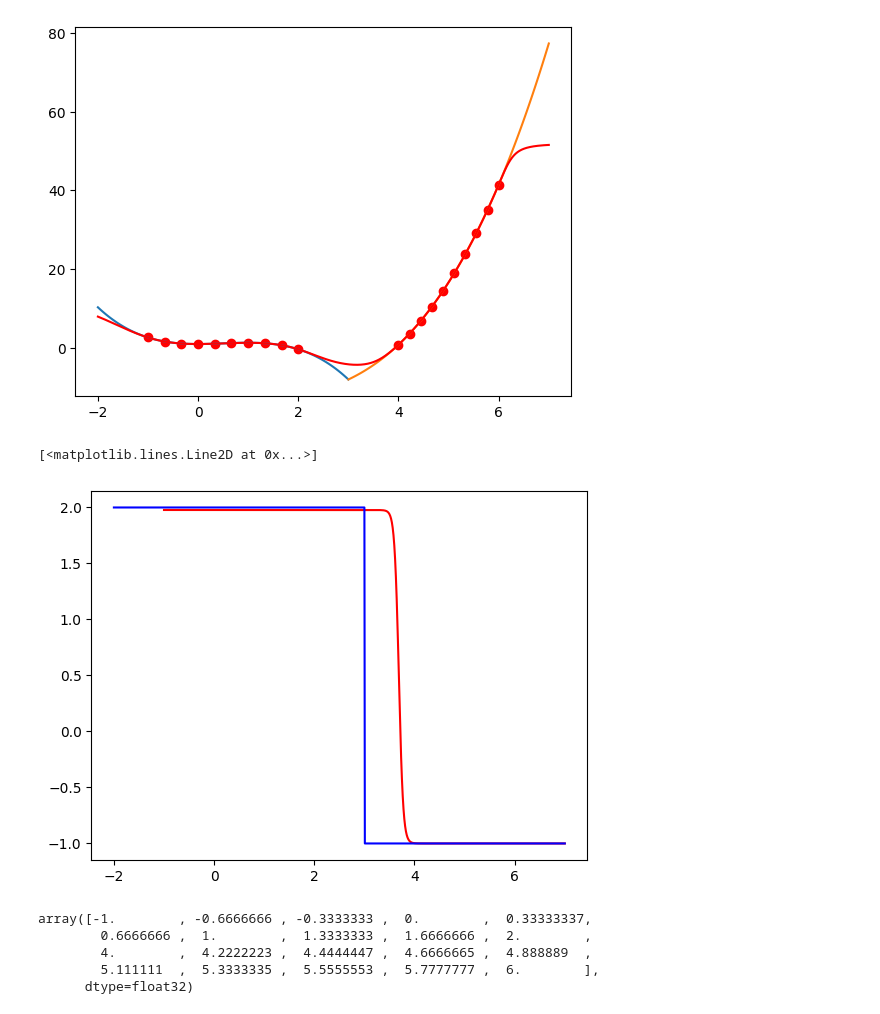
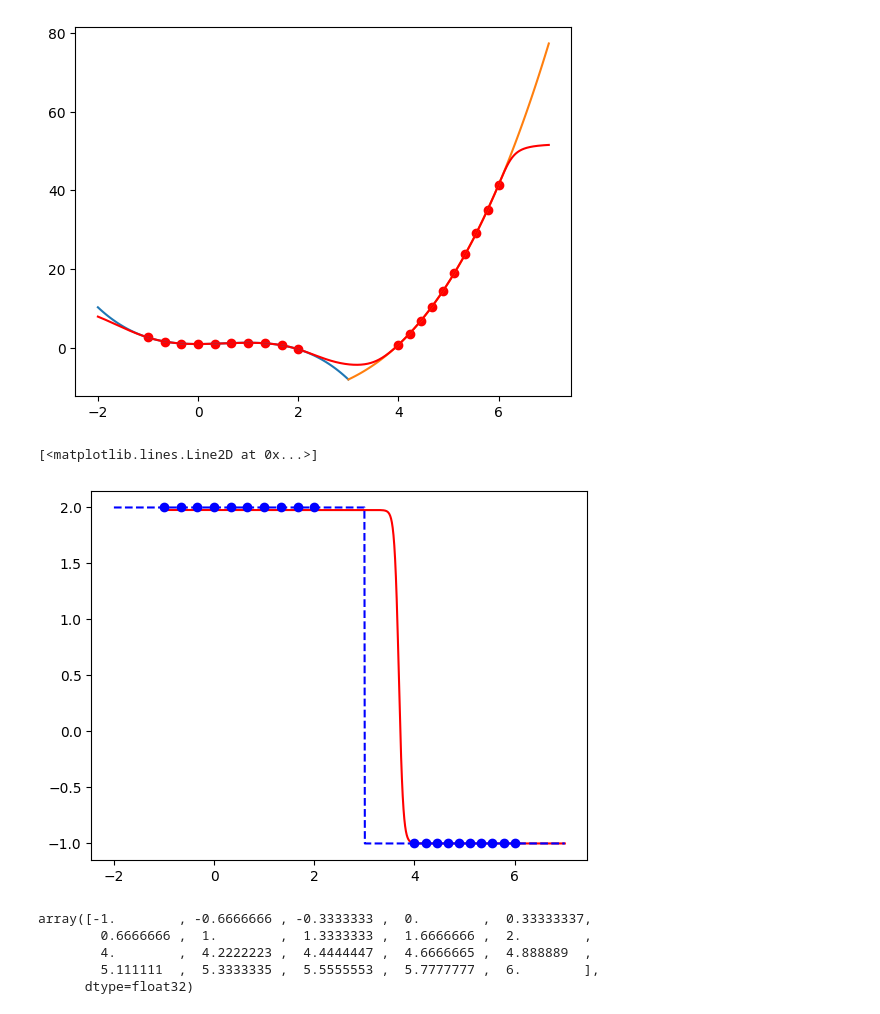
Before and after one commit to AFLgains/PINN, a Jupyter notebook: Inverse problem using a NN.ipynb, the cells around one changed output. Drawn from its saved outputs; the diff is of its cells as text; code cells hidden in the pictures.

```diff
--- a/Inverse problem using a NN.ipynb
+++ b/Inverse problem using a NN.ipynb
@@ -225,15 +225,15 @@ plt.plot(t_data_domain,f_prediction,'r')
 # %%
 # NOw interrogate the R approximator
 t_data_domain = torch.linspace(-1, 7, steps=1000).view(-1, 1)
 with torch.no_grad():
     r_prediction = R_approx(t_data_domain).numpy()
 
 plt.plot(t_data_domain,r_prediction,'r')
 t_data_max = np.linspace(-2,7,1000)
-plt.plot(t_data_max,r_true(t_data_max),'b')
-
-plt.plot(t_data_max,r_true(t_data_max),'b')
+plt.plot(t_data_max,r_true(t_data_max),'b--')
+points_sampled = t_data.flatten().detach().numpy()
+plt.plot(points_sampled,r_true(points_sampled),'bo')
 # %% [output]
 [<matplotlib.lines.Line2D at 0x...>]
-[figure, old version]
+[figure, new version]
 # %%
```
Also changed, not shown: parts of 7 cells of this notebook, 3 other files.
